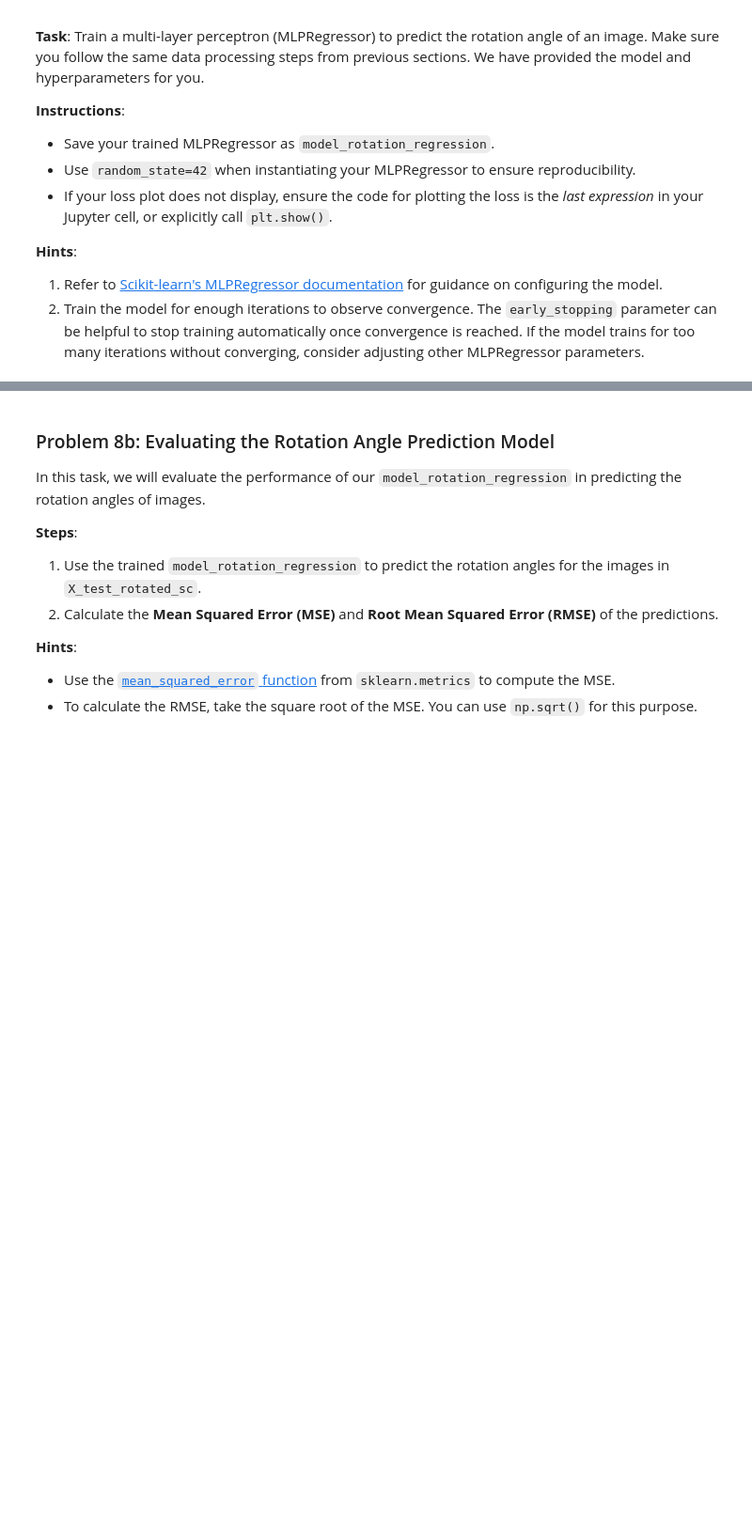
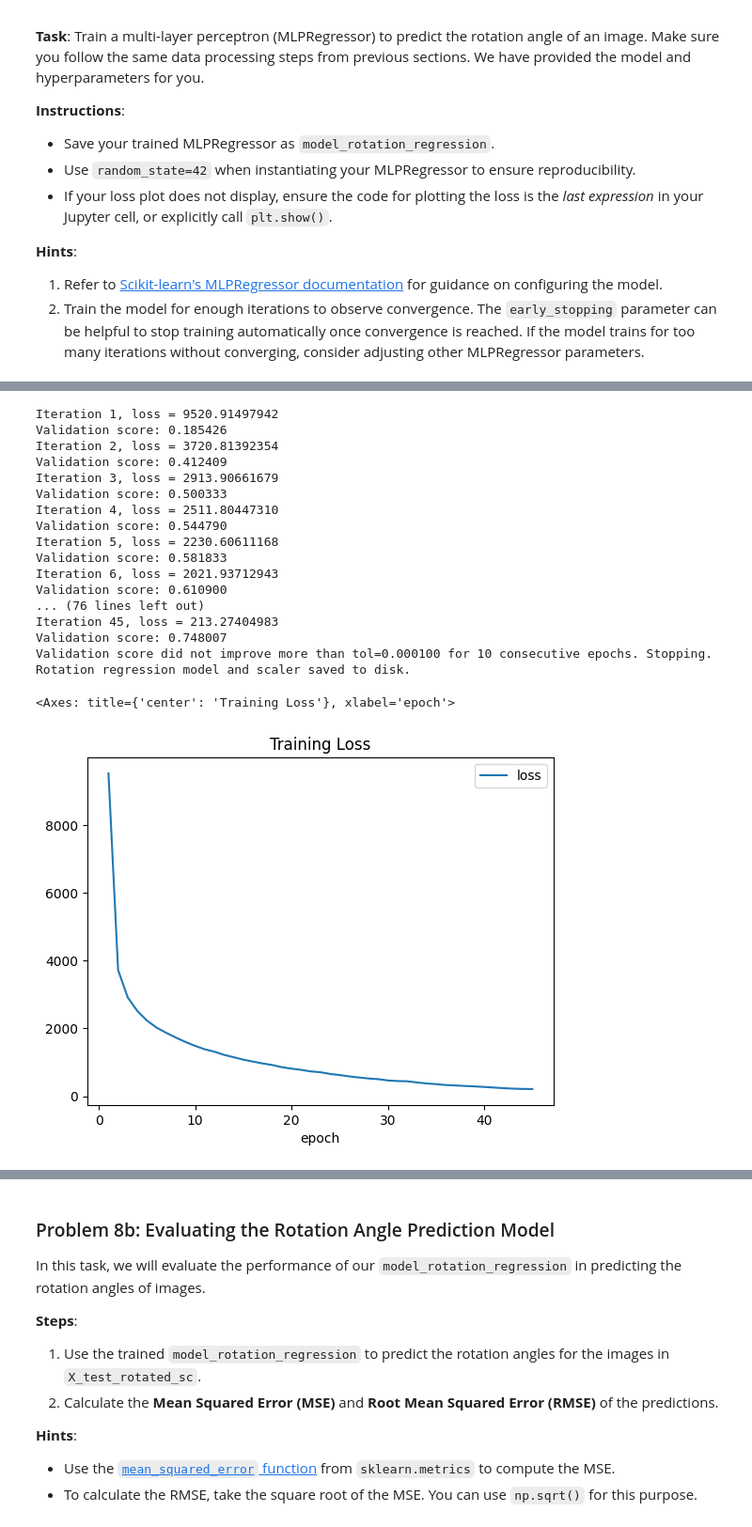
Before and after one commit to shaneyale2005/cs189, a Jupyter notebook: homework/hw1/code/fashion-pt-2.ipynb, the cells around one changed output, grey strips where cells are left out. Shown at 94% size. Cells and saved outputs as stored; diff of their text form; code cells hidden in the pictures; blank space fills up the shorter version.

```diff
--- a/homework/hw1/code/fashion-pt-2.ipynb
+++ b/homework/hw1/code/fashion-pt-2.ipynb
@@ -854,31 +854,53 @@ Train a multi-layer perceptron (MLPRegressor) to predict the rotation angle of a
 # %% [markdown]
 <!-- BEGIN QUESTION -->
 # %%
+from sklearn.neural_network import MLPRegressor
+
 if (load_saved_models or IS_GRADING_ENV) and os.path.exists('model_rotation_regression.joblib'):
   model_rotation_regression = joblib.load("model_rotation_regression.joblib")
 else:
   # Train a larger regression model (MLP) to predict rotation angles
   model_rotation_regression = MLPRegressor(
       hidden_layer_sizes=(256, 128),
       activation='relu',
       solver='adam',
       max_iter=100,
       random_state=SEED,
       early_stopping=True,
       verbose=True
   )
   # TODO: train a MLP regressor to predict rotation angles
-  model_rotation_regression = ...
+  model_rotation_regression.fit(X_train_rotated_sc, y_train_rotations)
   # Save model_rotation_regression and scaler
   if save_models:
     joblib.dump(model_rotation_regression, "model_rotation_regression.joblib")
     joblib.dump(scaler, "scaler.joblib")
     print("Rotation regression model and scaler saved to disk.")
 
 loss_df = pd.DataFrame({
     'epoch': range(1, len(model_rotation_regression.loss_curve_) + 1),
     'loss': model_rotation_regression.loss_curve_
 })
 loss_df.plot(x='epoch', y='loss', title="Training Loss")
+# %% [output]
+Iteration 1, loss = 9520.91497942
+Validation score: 0.185426
+Iteration 2, loss = 3720.81392354
+Validation score: 0.412409
+Iteration 3, loss = 2913.90661679
+Validation score: 0.500333
+Iteration 4, loss = 2511.80447310
+Validation score: 0.544790
+Iteration 5, loss = 2230.60611168
+Validation score: 0.581833
+Iteration 6, loss = 2021.93712943
+Validation score: 0.610900
+... (76 lines left out)
+Iteration 45, loss = 213.27404983
+Validation score: 0.748007
+Validation score did not improve more than tol=0.000100 for 10 consecutive epochs. Stopping.
+Rotation regression model and scaler saved to disk.
+<Axes: title={'center': 'Training Loss'}, xlabel='epoch'>
+[figure, added]
 # %%
 grader.check("q8a")
```
Also changed, not shown: parts of 1 cell of this notebook.
